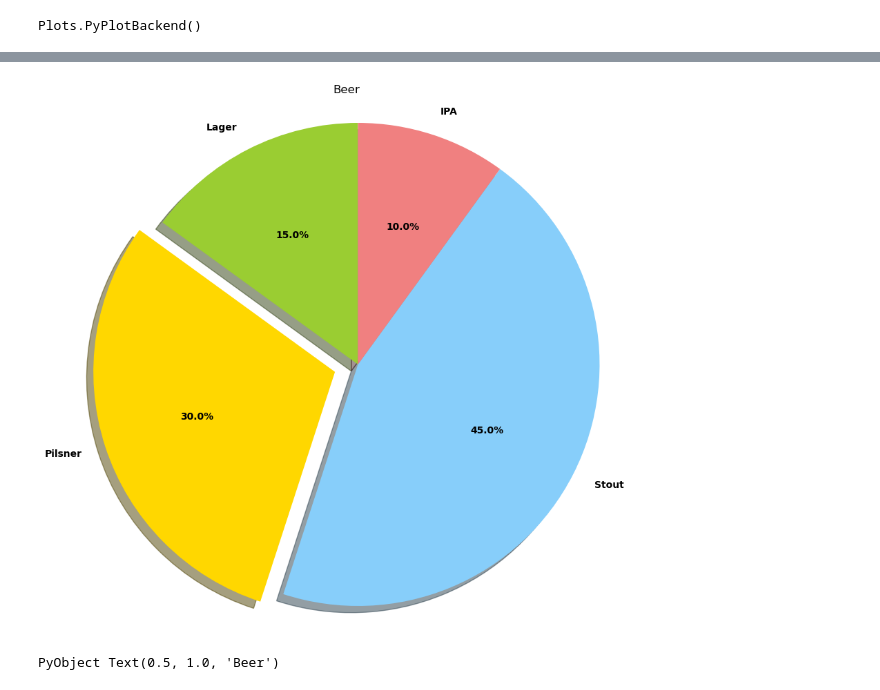
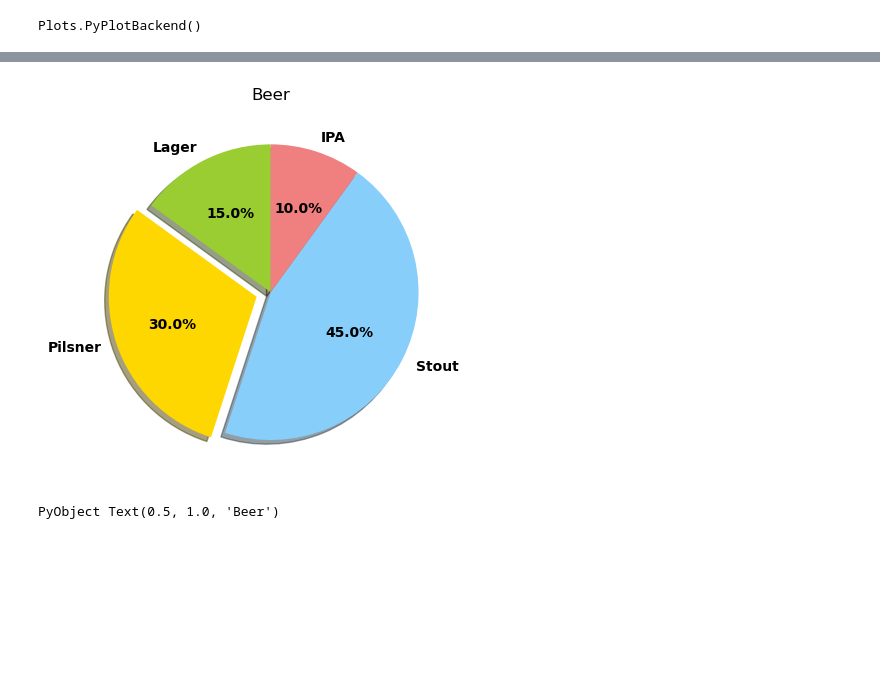
Before and after one commit to setrar/ml, a Jupyter notebook: ISBN-9781119545637/Python Machine Learning Source Code/Using-Pyplot-Backend.ipynb, the cells around one changed output, grey strips where cells are left out. Drawn from its saved outputs; the diff is of its cells as text; code cells hidden in the pictures; blank space fills up the shorter version.

```diff
--- a/ISBN-9781119545637/Python Machine Learning Source Code/Using-Pyplot-Backend.ipynb
+++ b/ISBN-9781119545637/Python Machine Learning Source Code/Using-Pyplot-Backend.ipynb
@@ -5,40 +30,43 @@ Plots.PyPlotBackend()
 # %%
 # pyplot_piechart.jl
 #
 #	Demonstrate plotting of pie charts
 #
 # gizmaa (https://gist.github.com/gizmaa/7214002)
 # Julia 1.1.0
 # Created: 29.10.13
 # Last Edit: 10.05.19
 
 
 #################
 #  Create Data  #
 #################
 labels = ["Lager";"Pilsner";"Stout";"IPA"]
 colors = ["yellowgreen";"gold";"lightskyblue";"lightcoral"]
 sizes = NaN*zeros(4)
 explode = zeros(length(sizes))
 explode[2] = 0.1 # Move slice 2 out by 0.1
 sizes = [15; 30; 45; 10]
 font = Dict("fontname"=>"Sans","weight"=>"semibold")
 
 ###############
 #  Pie Chart  #
 ###############
-fig = figure("pyplot_piechart",figsize=(10,10))
-p = PyPlot.pie(sizes,
-		labels=labels,
-		shadow=true,
-		startangle=90,
-		explode=explode,
-		colors=colors,
-		autopct="%1.1f%%",
-		textprops=font)
-
-axis("equal")
+# fig = PyPlot.plot("pyplot_piechart"
+    # ,figsize=(10,10)
+# )
+p = PyPlot.pie(sizes
+		, labels=labels
+		, shadow=true
+		, startangle=90
+		, explode=explode
+		, colors=colors
+		, autopct="%1.1f%%"
+		, textprops=font
+        # , title = "Beer"
+        # , axis = "equal"
+)
 PyPlot.title("Beer")
 # %% [output]
-[figure, old version]
+[figure, new version]
 PyObject Text(0.5, 1.0, 'Beer')
```
Also changed, not shown: parts of 2 cells of this notebook, 2 other files.
